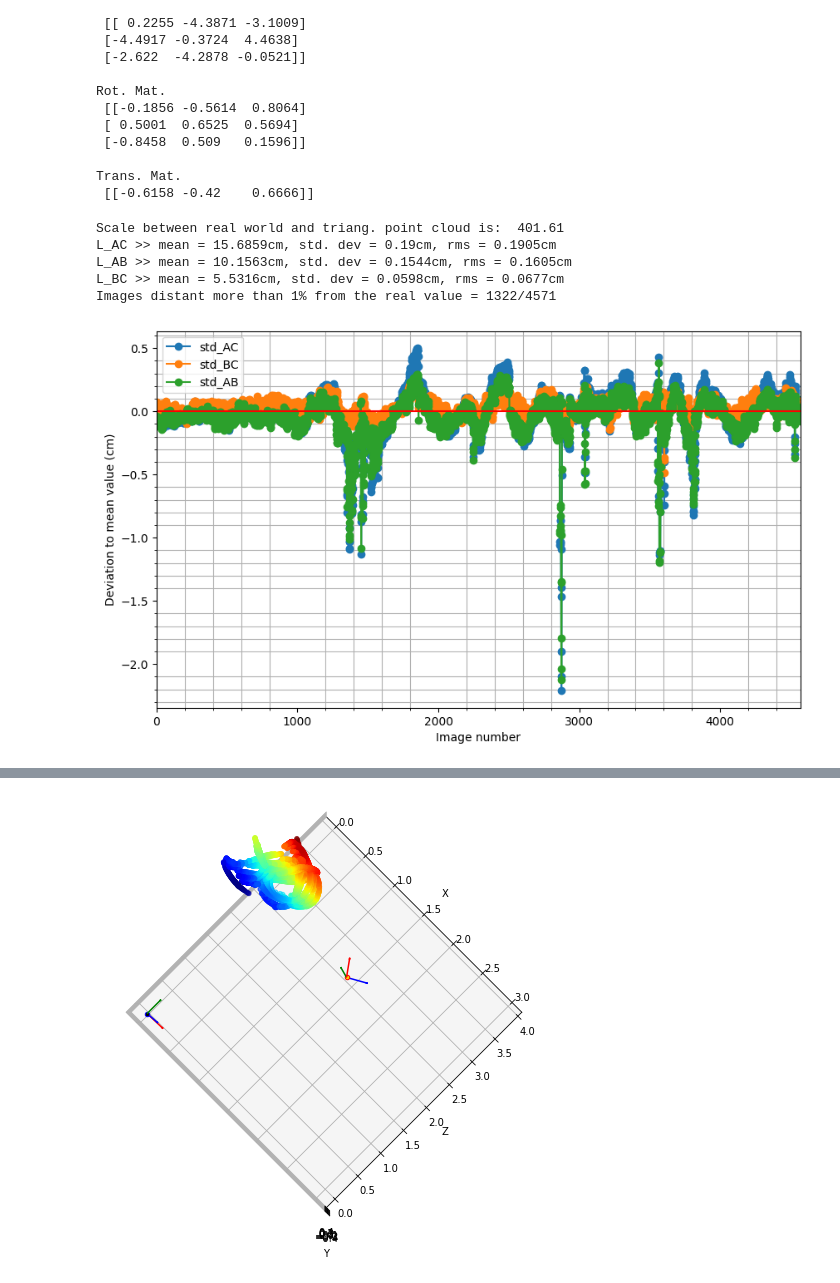
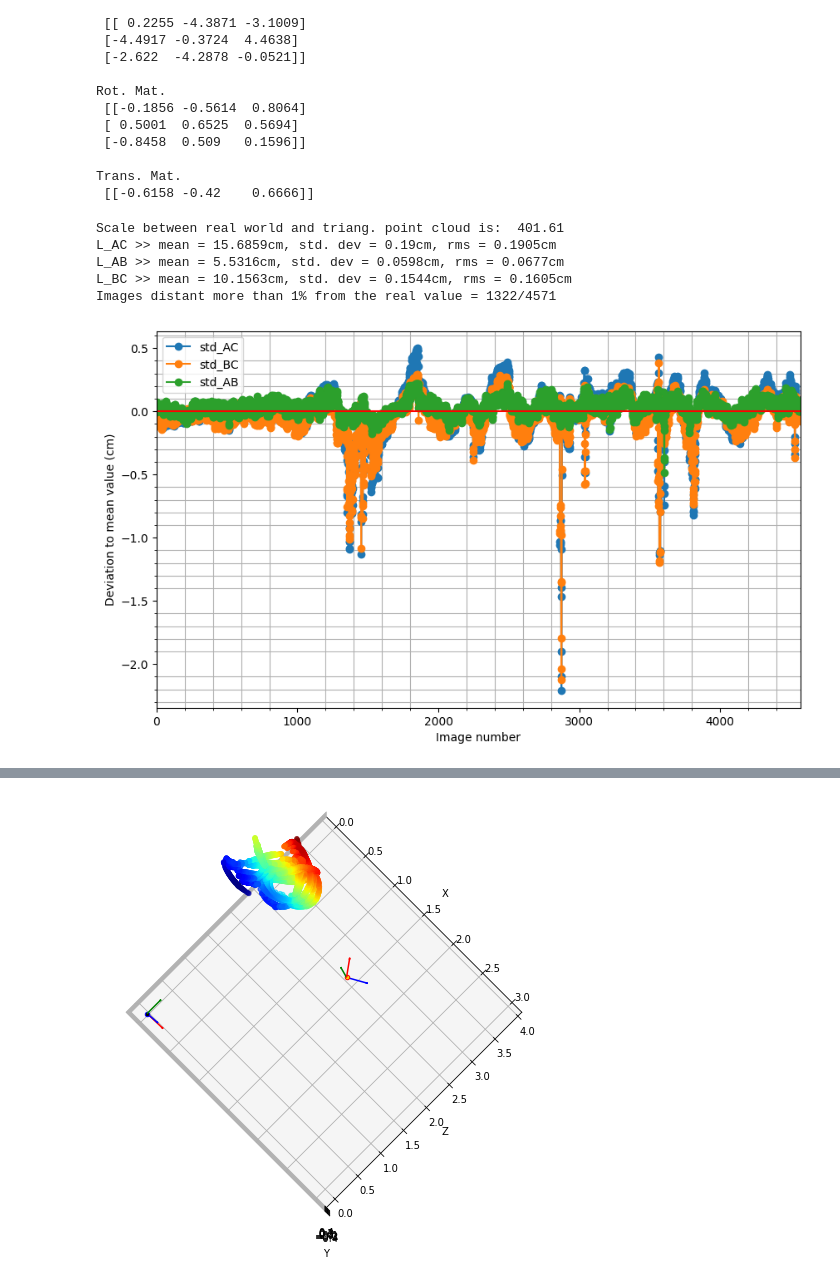
Before and after one commit to debOliveira/MoCapRasp, a Jupyter notebook: central/debugOnline.ipynb, the cells around one changed output, grey strips where cells are left out. Drawn from its saved outputs; the diff is of its cells as text; code cells hidden in the pictures.

```diff
--- a/central/debugOnline.ipynb
+++ b/central/debugOnline.ipynb
@@ -125,7 +125,7 @@ for idx in range(2):
 ## verbose
 #os.system('rm pics/cam1/*')
 #os.system('rm pics/cam2/*')
-'''for idx in range(2):
+for idx in range(2):
     for j in range(0,dfOrig[idx].shape[0]):
         pts,name,img,k = dfOrig[idx][j,0:6].reshape(-1,2),int(dfOrig[idx][j,6]),np.ones((540,960,3))*255,0
         for k in range(0,3):
@@ -133,7 +133,7 @@ for idx in range(2):
             center = (int(np.round(pt[0]*16)),int(np.round(pt[1]*16)))
             circle(img,center,10,(255,0,0),5,shift=4)
             putText(img,str(k),(int(center[0]/16)-25, int(center[1]/16)-25),FONT_HERSHEY_SIMPLEX,0.5,(255,0,0),2)
-        imwrite('pics/cam'+str(idx+1)+'/'+str(name).zfill(20)+'.jpg',img)'''
+        imwrite('pics/cam'+str(idx+1)+'/'+str(name).zfill(20)+'.jpg',img)
 
 # compute valid time intersection for interpolation
 intersections = [[max(first[0], second[0]), min(first[1], second[1])]
@@ -159,7 +159,7 @@ dfInterp[:,-1] = np.linspace(0,120,int(120/step))
 
 for [beg,end] in intersections:
     for idx in range(2):
-        validIdx = [i for i in range(0,len(dfOrig[idx])) if beg<=dfOrig[idx][i][-1]<=end]
+        validIdx = [i for i in range(0,len(dfOrig[idx])) if beg<=dfOrig[idx][i,-1]<=end]
         coord,time = dfOrig[idx][validIdx,0:6],dfOrig[idx][validIdx,6]/1e6
         lowBound,highBound = math.ceil(time[0]/step),math.floor(time[-1]/step)
         print('interpolated #'+str(idx+1)+' from '+str(round(lowBound*step,2))+'s to '+str(round(highBound*step,2))+'s')
@@ -225,11 +225,11 @@ projPt1,projPt2 = myProjectionPoints(np.array(centroids1)),myProjectionPoints(np
 points4d = triangulatePoints(P1.astype(float),P2.astype(float),projPt1.astype(float),projPt2.astype(float))
 points3d = (points4d[:3, :]/points4d[3, :]).T
 if points3d[0, 2] < 0: points3d = -points3d
-tot,L_real_AC,L_real_AB,L_real_BC,L_AC_vec,L_BC_vec,L_AB_vec,k,false_idx = 0,15.7,10.2,5.5,[],[],[],0,[]
+tot,L_real_AC,L_real_AB,L_real_BC,L_AC_vec,L_BC_vec,L_AB_vec,k,false_idx = 0,15.7,5.5,10.2,[],[],[],0,[]
 # compute sdt deviation and plot beautiful stuff
 for [A, B, C] in points3d.reshape([-1, 3, 3]):
     L_rec_AC,L_rec_BC,L_rec_AB = np.linalg.norm(A-C),np.linalg.norm(B-C),np.linalg.norm(A-B)
-    if L_rec_AB<L_rec_BC: L_rec_AB,L_rec_BC=L_rec_BC,L_rec_AB
+    #if L_rec_AB<L_rec_BC: L_rec_AB,L_rec_BC=L_rec_BC,L_rec_AB
     tot = tot + L_real_AC/L_rec_AC + L_real_BC/L_rec_BC + L_real_AB/L_rec_AB
     k = k + 3
     lamb = tot/k
@@ -250,36 +250,36 @@ fig = plt.figure(figsize=(10, 6), dpi=100)
 L_AC_vec_plot,L_BC_vec_plot,L_AB_vec_plot = np.array(L_AC_vec)*lamb - L_real_AC,np.array(L_BC_vec)*lamb - L_real_BC,np.array(L_AB_vec)*lamb - L_real_AB
 plt.plot(L_AC_vec_plot, '-o', label="std_AC")
 plt.plot(L_BC_vec_plot, '-o', label="std_BC")
 plt.plot(L_AB_vec_plot, '-o', label="std_AB")
 plt.axhline(y=0.0, color='r', linestyle='-')
 plt.grid()
 #plt.axvline(x=853, c='r', linestyle='--', label="image 960")
 plt.xlabel("Image number")
 plt.ylabel("Deviation to mean value (cm)")
 plt.legend()
 ax = fig.axes
 ax[0].minorticks_on()
 plt.grid(which='both')
 plt.xlim(0,len(L_AC_vec)-1)
 points3d_new,i,k= points3d*lamb,0,0
 for [A, B, C] in points3d_new.reshape([-1, 3, 3]):
     L_reconst = np.sqrt(np.sum((A-C)**2, axis=0))
     valid = abs(L_real_AC-L_reconst)/L_real_AC < 0.01
     if not valid:
         i = i + 1
         false_idx.extend((k,k+1,k+2))
     k+=3
 
 print("Images distant more than 1% from the real value = " + str(i)+'/'+str(int(points3d.shape[0]/3)))
 plt.draw()
 plt.show()
 # %% [output]
 Scale between real world and triang. point cloud is:  401.61
 L_AC >> mean = 15.6859cm, std. dev = 0.19cm, rms = 0.1905cm
-L_AB >> mean = 10.1563cm, std. dev = 0.1544cm, rms = 0.1605cm
-L_BC >> mean = 5.5316cm, std. dev = 0.0598cm, rms = 0.0677cm
+L_AB >> mean = 5.5316cm, std. dev = 0.0598cm, rms = 0.0677cm
+L_BC >> mean = 10.1563cm, std. dev = 0.1544cm, rms = 0.1605cm
 Images distant more than 1% from the real value = 1322/4571
-[figure, old version]
+[figure, new version]
 # %%
 centroids1,centroids2=np.delete(centroids1,false_idx,axis=0),np.delete(centroids2,false_idx,axis=0)
 # get fundamental and essential matrices
```
Also changed, not shown: parts of 1 cell of this notebook, 1 other file.
